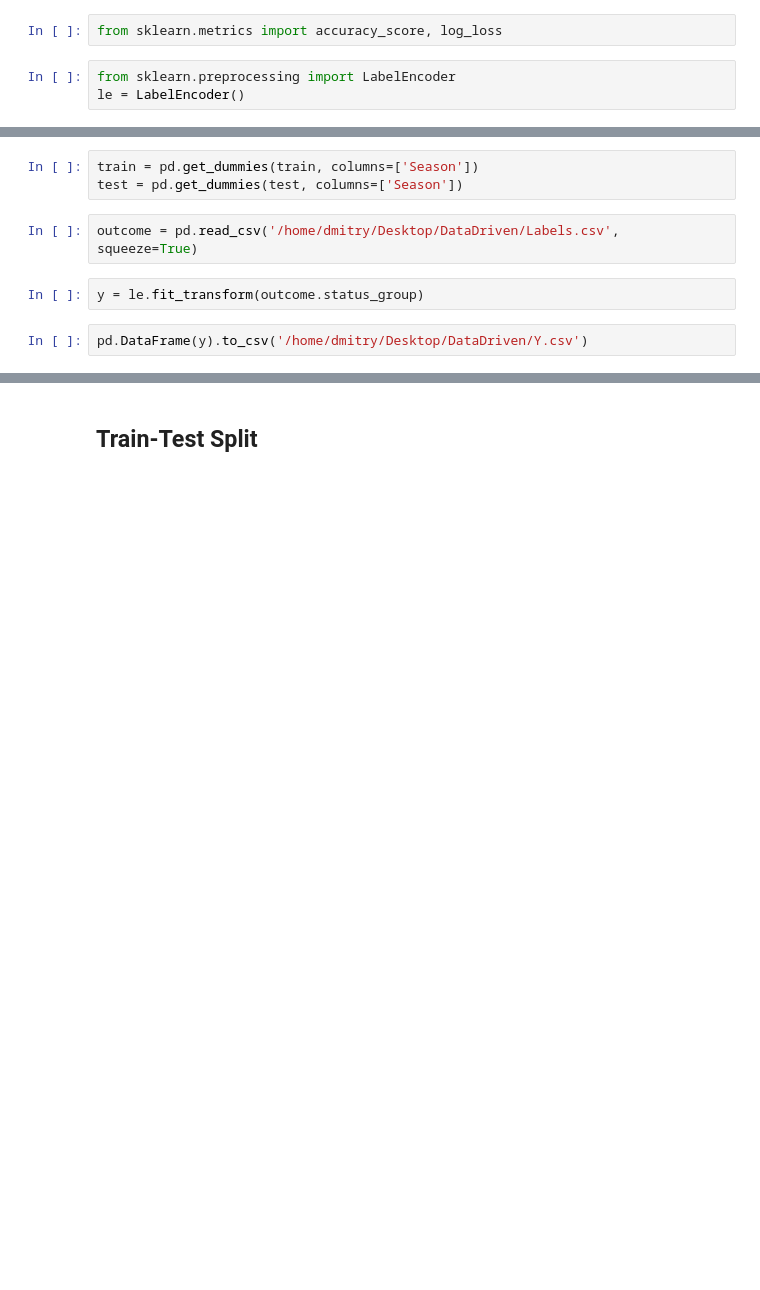
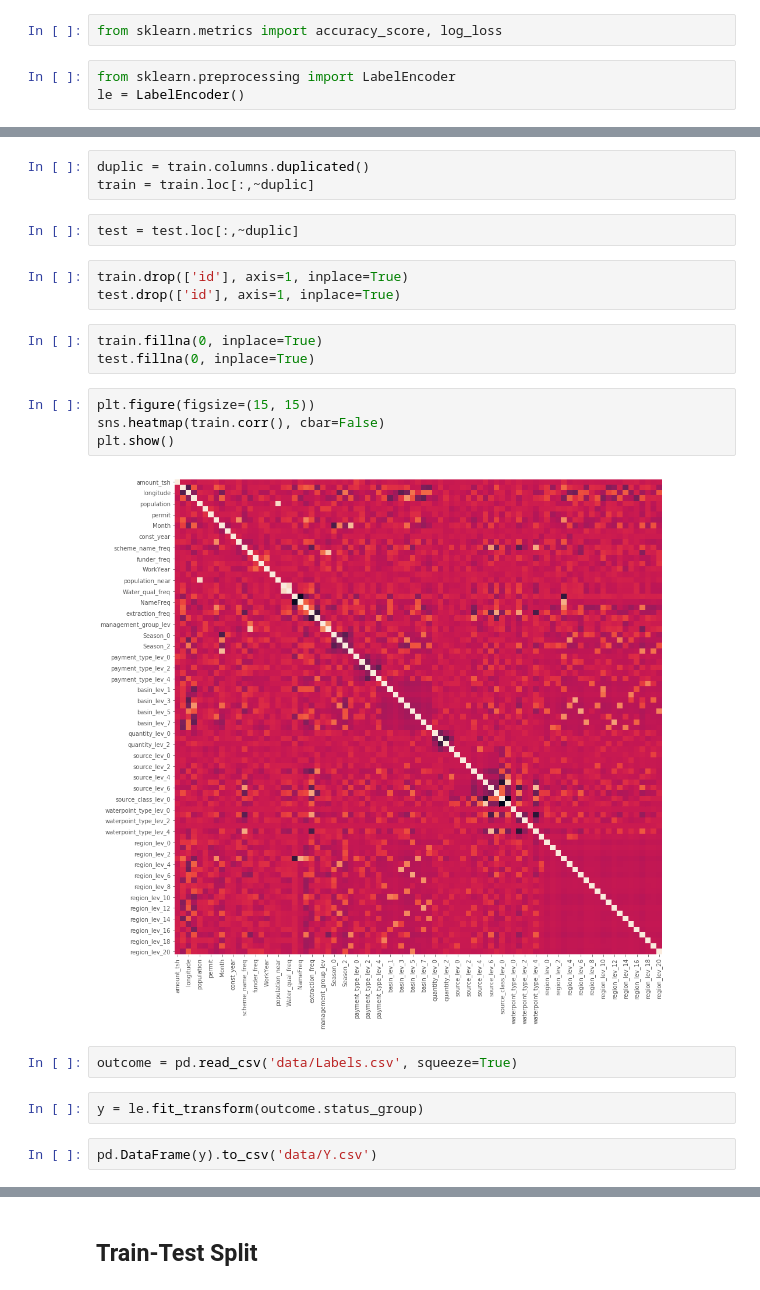
Before and after one commit to DmitrySerg/DrivenData, a Jupyter notebook: Tanzania/Tanzania_ML.ipynb, the cells around one changed output, grey strips where cells are left out. Saved outputs shown, nothing was run; the diff lists cells and outputs as text; blank space fills up the shorter version.

```diff
--- a/Tanzania/Tanzania_ML.ipynb
+++ b/Tanzania/Tanzania_ML.ipynb
@@ -18,10 +17,24 @@ test.Season = le.fit_transform(test.Season)
-# %%
-train = pd.get_dummies(train, columns=['Season'])
-test = pd.get_dummies(test, columns=['Season'])
+# %%
+duplic = train.columns.duplicated()
+train = train.loc[:,~duplic]
+# %%
+test = test.loc[:,~duplic]
+# %%
+train.drop(['id'], axis=1, inplace=True)
+test.drop(['id'], axis=1, inplace=True)
+# %%
+train.fillna(0, inplace=True)
+test.fillna(0, inplace=True)
+# %%
+plt.figure(figsize=(15, 15))
+sns.heatmap(train.corr(), cbar=False)
+plt.show()
+# %% [output]
+[figure, added]
 # %%
-outcome = pd.read_csv('/home/dmitry/Desktop/DataDriven/Labels.csv', squeeze=True)
+outcome = pd.read_csv('data/Labels.csv', squeeze=True)
 # %%
 y = le.fit_transform(outcome.status_group)
 # %%
-pd.DataFrame(y).to_csv('/home/dmitry/Desktop/DataDriven/Y.csv')
+pd.DataFrame(y).to_csv('data/Y.csv')
 # %%
```
Also changed, not shown: parts of 80 cells of this notebook.
